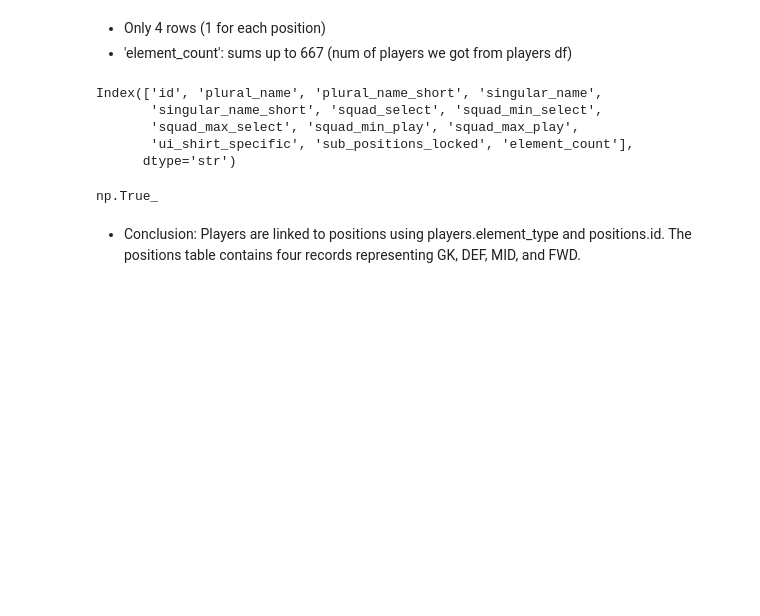
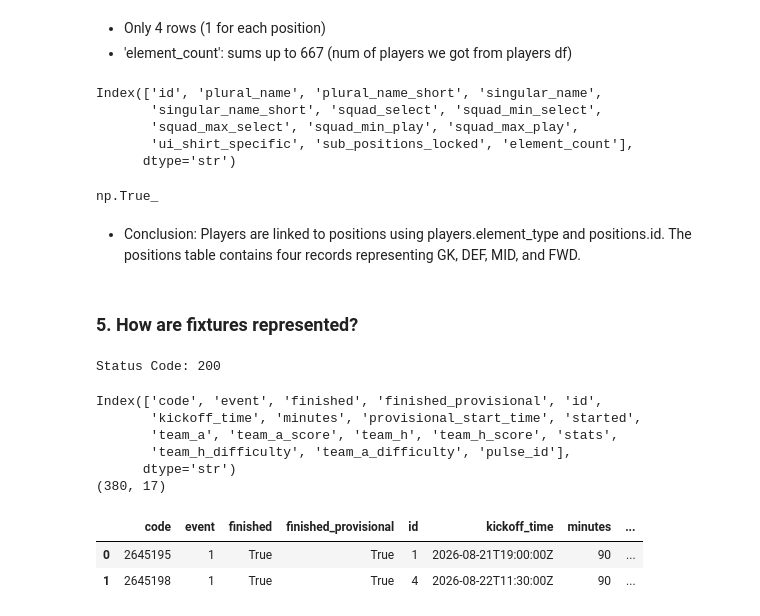
Before and after one commit to omarislam7/Fantasy-PL, a Jupyter notebook: notebooks/01_api_explore.ipynb, the cells around one changed output. Drawn from its saved outputs; the diff is of its cells as text; code cells hidden in the pictures; blank space fills up the shorter version.

```diff
--- a/notebooks/01_api_explore.ipynb
+++ b/notebooks/01_api_explore.ipynb
@@ -234,3 +263,30 @@ players["element_type"].isin(positions["id"]).all()
 np.True_
 # %% [markdown]
 - Conclusion: Players are linked to positions using players.element_type and positions.id. The positions table contains four records representing GK, DEF, MID, and FWD.
+# %% [markdown]
+### 5. How are fixtures represented?
+# %%
+url = "https://fantasy.premierleague.com/api/fixtures/"
+
+response = requests.get(url)
+print("Status Code:", response.status_code)
+fixt = response.json()
+# %% [output]
+Status Code: 200
+# %%
+fixtures = pd.DataFrame(fixt)
+print(fixtures.columns)
+print(fixtures.shape)
+# %% [output]
+Index(['code', 'event', 'finished', 'finished_provisional', 'id',
+       'kickoff_time', 'minutes', 'provisional_start_time', 'started',
+       'team_a', 'team_a_score', 'team_h', 'team_h_score', 'stats',
+       'team_h_difficulty', 'team_a_difficulty', 'pulse_id'],
+      dtype='str')
+(380, 17)
+# %%
+fixtures.head(2)
+# %% [output]
+|  | code | event | finished | finished_provisional | id | kickoff_time | minutes | ... |
+| 0 | 2645195 | 1 | True | True | 1 | 2026-08-21T19:00:00Z | 90 | ... |
+| 1 | 2645198 | 1 | True | True | 4 | 2026-08-22T11:30:00Z | 90 | ... |
```
Also changed, not shown: parts of 4 cells of this notebook.
